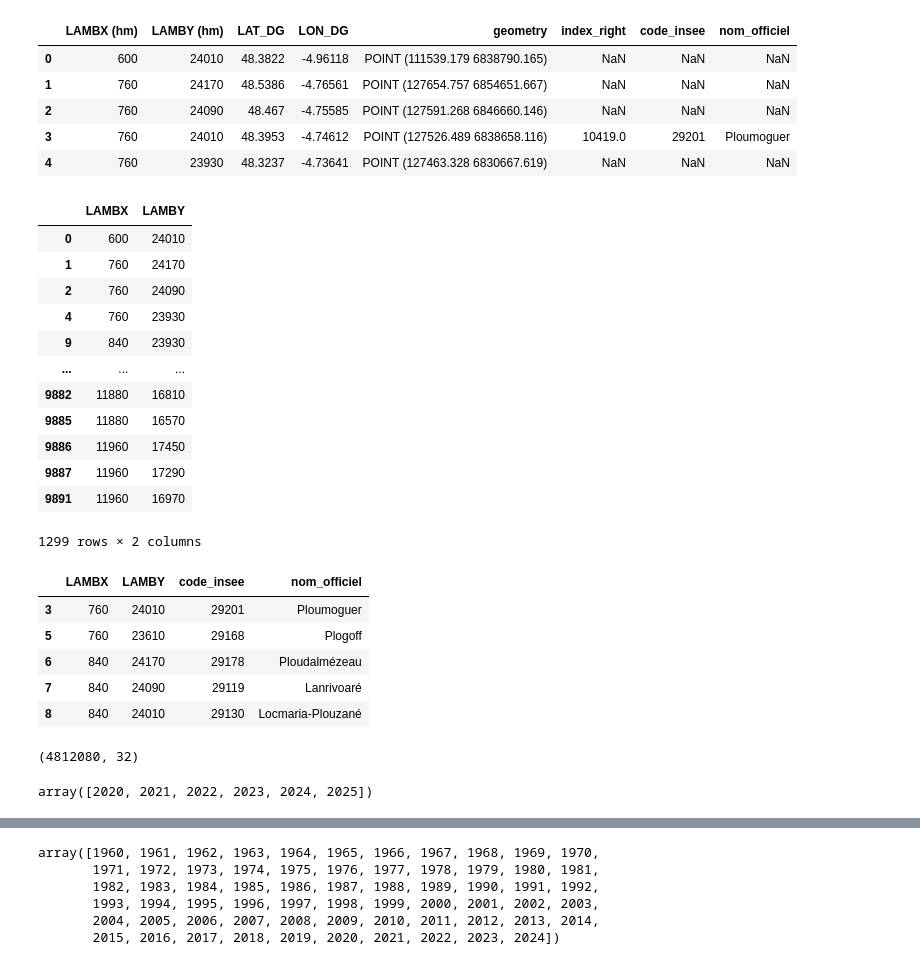
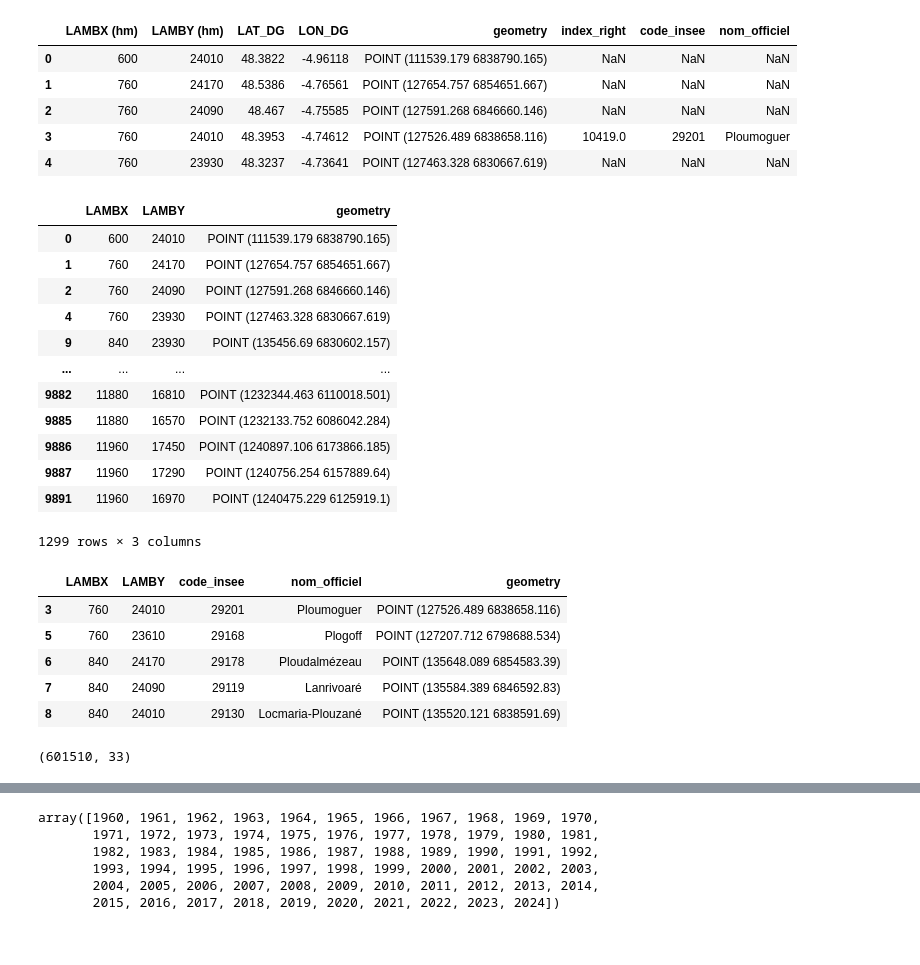
Before and after one commit to Sophie-Monsi/MACHINE-LEARNING-FOR-CLIMATE-RISK, a Jupyter notebook: Database_download.ipynb, the cells around one changed output, grey strips where cells are left out. Drawn from its saved outputs; the diff is of its cells as text; code cells hidden in the pictures.

Commit message:
merge du swi et du swi unirforme pare plus proche voisin

```diff
--- a/Database_download.ipynb
+++ b/Database_download.ipynb
@@ -598,47 +388,37 @@ pts_communes.head()
 | 2 | 760 | 24090 | 48.467 | -4.75585 | POINT (127591.268 6846660.146) | NaN | NaN | NaN |
 | 3 | 760 | 24010 | 48.3953 | -4.74612 | POINT (127526.489 6838658.116) | 10419.0 | 29201 | Ploumoguer |
 | 4 | 760 | 23930 | 48.3237 | -4.73641 | POINT (127463.328 6830667.619) | NaN | NaN | NaN |
-# %%
-pts_communes["LAMBX"]=pts_communes["LAMBX (hm)"]
-pts_communes["LAMBY"]=pts_communes["LAMBY (hm)"]
-cols_from_t2 = ["LAMBX", "LAMBY", "geometry", "code_insee", "nom_officiel"]
-
-# éviter les doublons de clés côté table2
-t2_keys_unique = pts_communes[cols_from_t2].drop_duplicates(subset=["LAMBX", "LAMBY"])
-
-# merge (left join) sur le couple (LAMBX, LAMBY)
-merged =quot_25.merge(t2_keys_unique, on=["LAMBX", "LAMBY"], how="left")
 # %%
 # Coordonnées à retirer car ils ne correspondents pas aux points terrestres de la France métropolitaine (pas de correspondance avec les communes en France)
-pts_communes[pd.isna(pts_communes["code_insee"])][["LAMBX","LAMBY"]]
+pts_communes[pd.isna(pts_communes["code_insee"])][["LAMBX","LAMBY","geometry"]]
 # %% [output]
-|  | LAMBX | LAMBY |
-| 0 | 600 | 24010 |
-| 1 | 760 | 24170 |
-| 2 | 760 | 24090 |
-| 4 | 760 | 23930 |
-| 9 | 840 | 23930 |
-| ... | ... | ... |
-| 9882 | 11880 | 16810 |
-| 9885 | 11880 | 16570 |
-| 9886 | 11960 | 17450 |
-| 9887 | 11960 | 17290 |
-| 9891 | 11960 | 16970 |
+|  | LAMBX | LAMBY | geometry |
+| 0 | 600 | 24010 | POINT (111539.179 6838790.165) |
+| 1 | 760 | 24170 | POINT (127654.757 6854651.667) |
+| 2 | 760 | 24090 | POINT (127591.268 6846660.146) |
+| 4 | 760 | 23930 | POINT (127463.328 6830667.619) |
+| 9 | 840 | 23930 | POINT (135456.69 6830602.157) |
+| ... | ... | ... | ... |
+| 9882 | 11880 | 16810 | POINT (1232344.463 6110018.501) |
+| 9885 | 11880 | 16570 | POINT (1232133.752 6086042.284) |
+| 9886 | 11960 | 17450 | POINT (1240897.106 6173866.185) |
+| 9887 | 11960 | 17290 | POINT (1240756.254 6157889.64) |
+| 9891 | 11960 | 16970 | POINT (1240475.229 6125919.1) |
-1299 rows × 2 columns
+1299 rows × 3 columns
 # %%
 # Points à utilser pour la jointure avec les données du swi journalier
-pts_communes_new=pts_communes.loc[pts_communes["code_insee"].notna(), ["LAMBX", "LAMBY","code_insee","nom_officiel"]]
+pts_communes_new=pts_communes.loc[pts_communes["code_insee"].notna(), ["LAMBX", "LAMBY","code_insee","nom_officiel","geometry"]]
 pts_communes_new.head()
 # %% [output]
-|  | LAMBX | LAMBY | code_insee | nom_officiel |
-| 3 | 760 | 24010 | 29201 | Ploumoguer |
-| 5 | 760 | 23610 | 29168 | Plogoff |
-| 6 | 840 | 24170 | 29178 | Ploudalmézeau |
-| 7 | 840 | 24090 | 29119 | Lanrivoaré |
-| 8 | 840 | 24010 | 29130 | Locmaria-Plouzané |
+|  | LAMBX | LAMBY | code_insee | nom_officiel | geometry |
+| 3 | 760 | 24010 | 29201 | Ploumoguer | POINT (127526.489 6838658.116) |
+| 5 | 760 | 23610 | 29168 | Plogoff | POINT (127207.712 6798688.534) |
+| 6 | 840 | 24170 | 29178 | Ploudalmézeau | POINT (135648.089 6854583.39) |
+| 7 | 840 | 24090 | 29119 | Lanrivoaré | POINT (135584.389 6846592.83) |
+| 8 | 840 | 24010 | 29130 | Locmaria-Plouzané | POINT (135520.121 6838591.69) |
 # %%
 import pandas as pd
-
+# ajouter les références de communes à chaque observation du swi journalier
 def join_by_coordinates(table1, table2):
     """
     Jointure sur (LAMBX, LAMBY) entre table1 et table2 :
@@ -649,16 +429,12 @@ def join_by_coordinates(table1, table2):
     table2 : DataFrame contenant LAMBX, LAMBY, code_insee, nom_commune
     """
     merged = table1.merge(
-        table2[["LAMBX", "LAMBY", "code_insee", "nom_officiel"]],
+        table2[["LAMBX", "LAMBY", "code_insee", "nom_officiel","geometry"]],
         on=["LAMBX", "LAMBY"],
         how="inner"   # garde uniquement les correspondances
     )
     return merged
-daily_swi_communes=join_by_coordinates(daily_swi_df, pts_communes_new)
+daily_swi_communes=join_by_coordinates(data20_25, pts_communes_new)
 daily_swi_communes.shape
 # %% [output]
-(4812080, 32)
+(601510, 33)
-# %%
-daily_swi_df["YEAR"].unique()
-# %% [output]
-array([2020, 2021, 2022, 2023, 2024, 2025])
```
Also changed, not shown: parts of 70 cells of this notebook.
